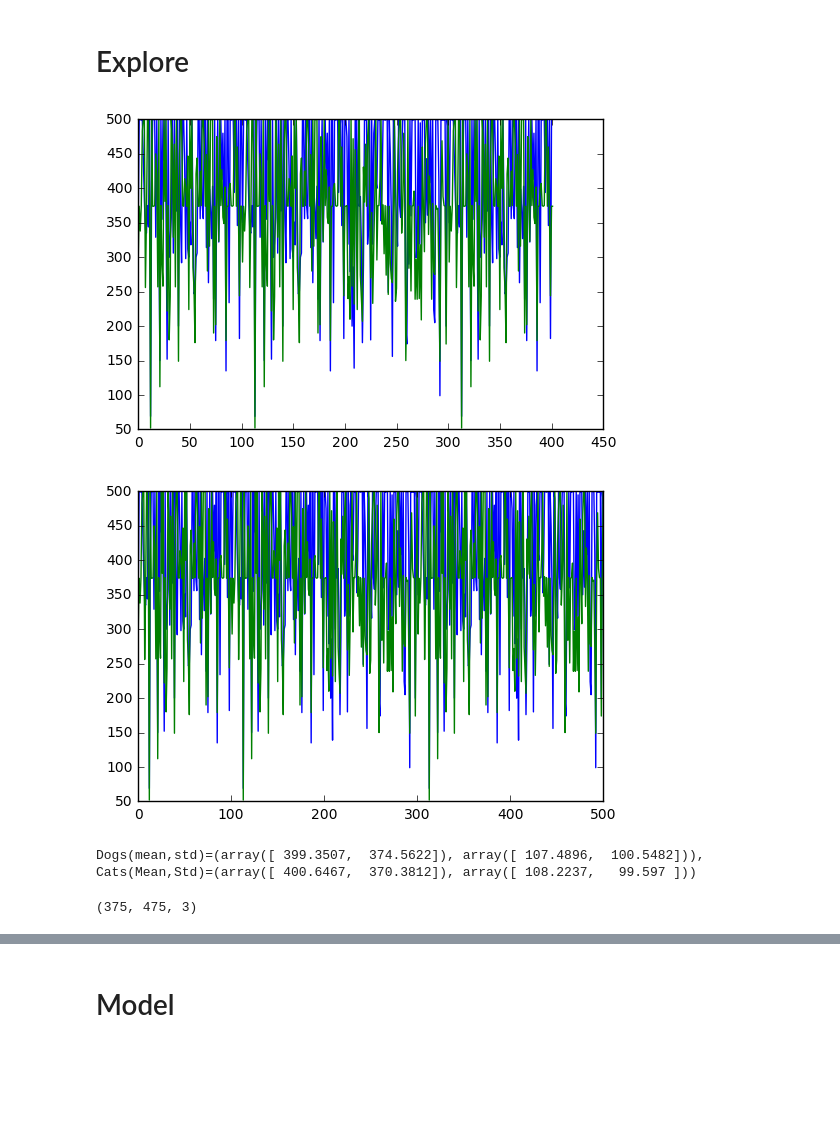
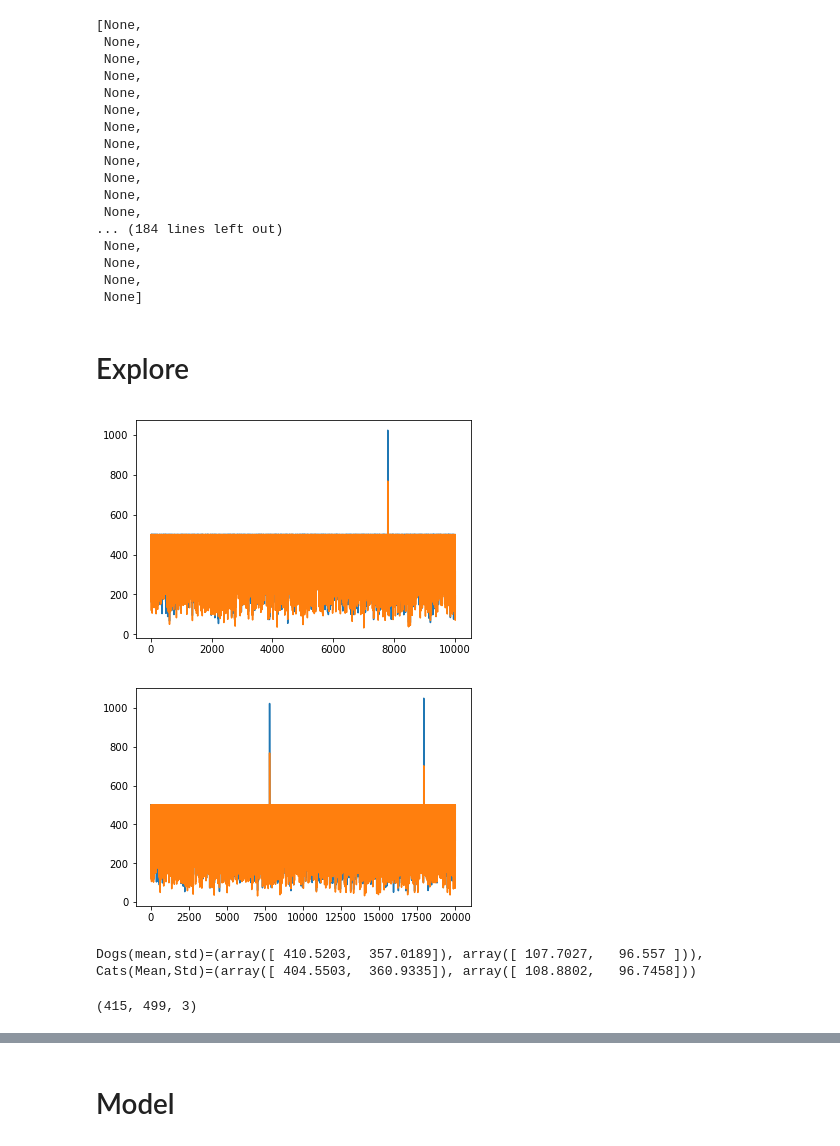
Before and after one commit to sravya8/DL, a Jupyter notebook: dogscats/Redux-Self.ipynb, the cells around one changed output, grey strips where cells are left out. Drawn from its saved outputs; the diff is of its cells as text; code cells hidden in the pictures; blank space fills up the shorter version.

```diff
--- a/dogscats/Redux-Self.ipynb
+++ b/dogscats/Redux-Self.ipynb
@@ -1,6 +16,5 @@
 # %%
-%matplotlib inline
-path = "data/kaggle/dogscats/"
+import sys
+sys.path.append('../utilities')
 import utils; reload(utils)
 from utils import *
-import keras
@@ -6,0 +98,23 @@ import keras
+# %%
+# Train -> Sample/train
+imgs = glob('./train/*.jpg')
+shuffled_images = np.random.permutation(imgs)
+for i in range(SAMPLE_TRAIN_SIZE): copyfile(imgs[i],'sample/train/'+ ntpath.basename(imgs[i]))
+# %% [output]
+[None,
+ None,
+ None,
+ None,
+ None,
+ None,
+ None,
+ None,
+ None,
+ None,
+ None,
+ None,
+... (184 lines left out)
+ None,
+ None,
+ None,
+ None]
@@ -8,36 +144,34 @@ import keras
 # Explore
 # %%
 #Understand the dimensions of the images
-def getMeanStdOfImages():
-    for file in glob("*.jpg"):
+img_sizes=[]
+def getMeanStdOfImages(path):
+    for file in glob(path):
         img = Image.open(file)
         img_sizes.append(img.size)
     plt.plot(img_sizes)
     plt.show()
     mean = np.mean(img_sizes,axis=0)
     std = np.std(img_sizes,axis=0)
     return mean,std
 
-#os.chdir("data/kaggle/dogscats/sample/train/cat")
-os.chdir("../dog")
-dogsStats = getMeanStdOfImages()
-os.chdir("../cat")
-catsStats = getMeanStdOfImages()
+dogsStats = getMeanStdOfImages('train/cats/*.jpg')
+catsStats = getMeanStdOfImages('train/dogs/*.jpg')
 print 'Dogs(mean,std)={}, \nCats(Mean,Std)={}'.format(dogsStats,catsStats)
 # %% [output]
-[figure, old version]
+[figure, new version]
-[figure, old version]
+[figure, new version]
-Dogs(mean,std)=(array([ 399.3507,  374.5622]), array([ 107.4896,  100.5482])),
-Cats(Mean,Std)=(array([ 400.6467,  370.3812]), array([ 108.2237,   99.597 ]))
+Dogs(mean,std)=(array([ 410.5203,  357.0189]), array([ 107.7027,   96.557 ])),
+Cats(Mean,Std)=(array([ 404.5503,  360.9335]), array([ 108.8802,   96.7458]))
 # %%
 #Look at the dimensions of one image
 #RGB or Grey scale?
-img = Image.open(path+'train/cat/cat.10478.jpg')
+img = Image.open('train/cats/cat.5186.jpg')
 img.size
 arr = np.array(img)
 arr.shape
 # %% [output]
-(375, 475, 3)
+(415, 499, 3)
 # %%
 #Plot some images at random
 imgplot = plt.imshow(img)
```
Also changed, not shown: parts of 74 cells of this notebook, 6 other files.
